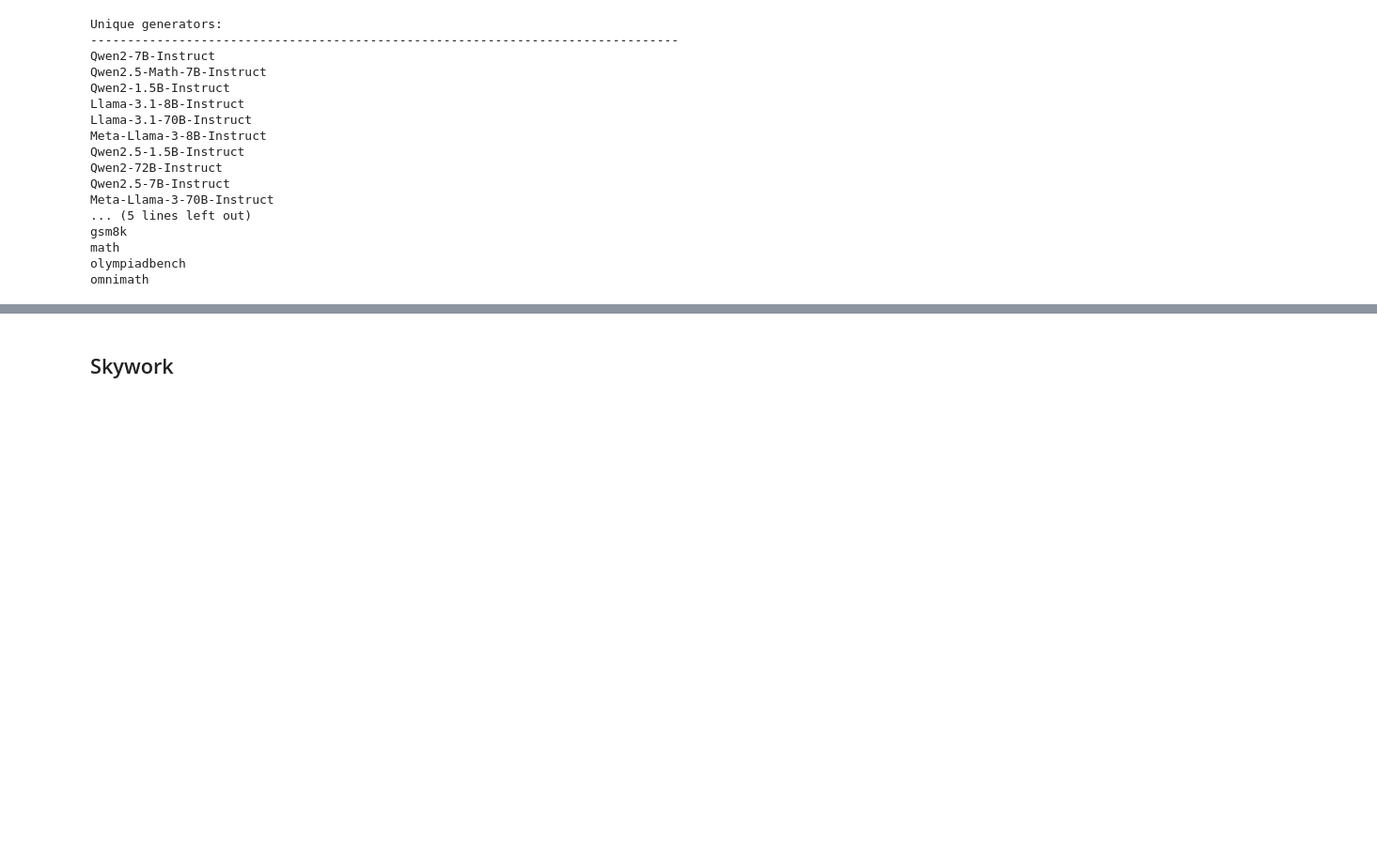
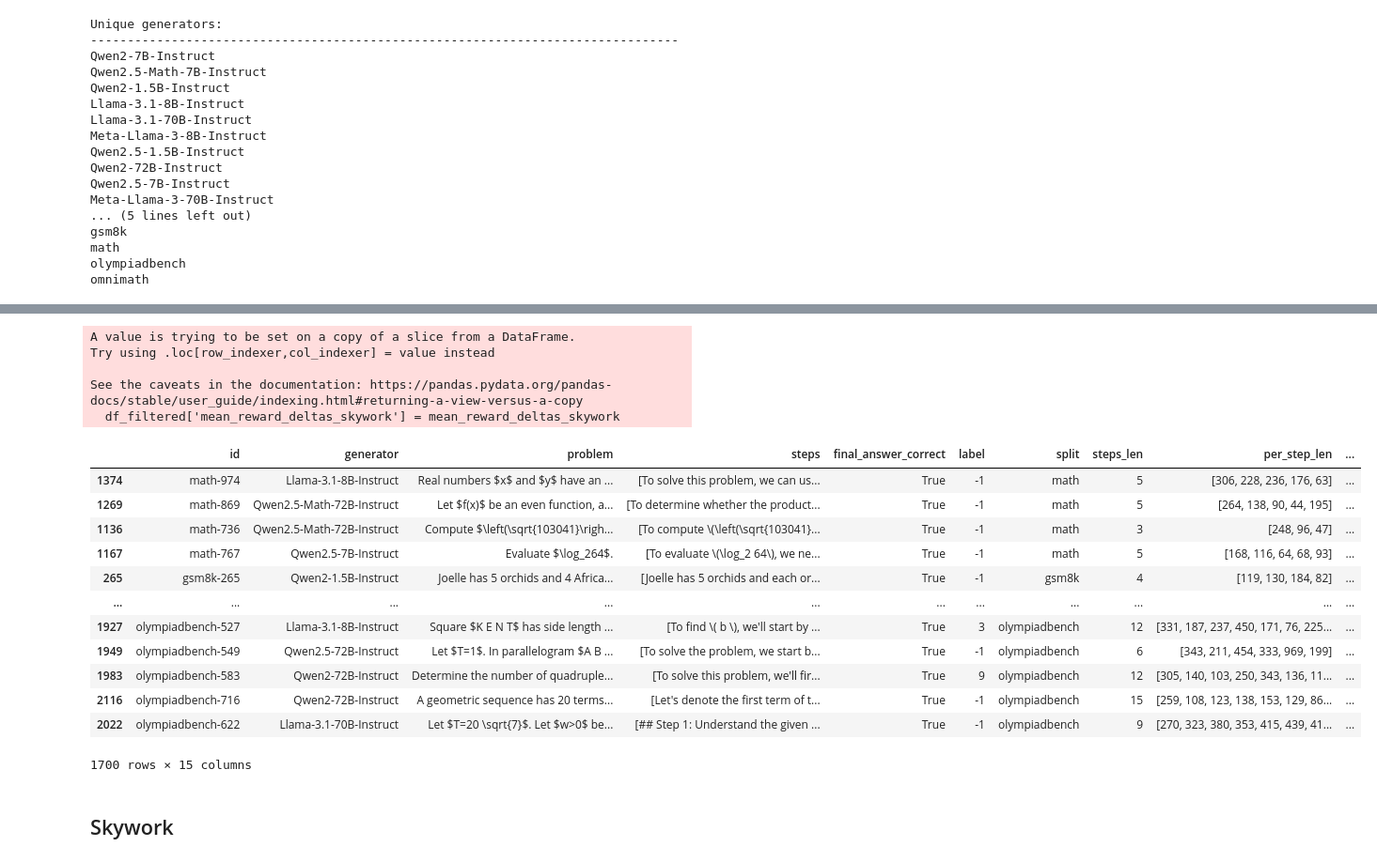
Before and after one commit to rishabh-16/prm-attack, a Jupyter notebook: visualize.ipynb, the cells around one changed output, grey strips where cells are left out. Shown at 94% size. Cells and saved outputs as stored; diff of their text form; code cells hidden in the pictures; blank space fills up the shorter version.

```diff
--- a/visualize.ipynb
+++ b/visualize.ipynb
@@ -14,9 +65,11 @@ from utils.prompt_utils import get_augmentation_prompt, get_equivalence_prompt
 # %%
-index = 2
-df_sample = pd.read_parquet("experiments/chatgpt_batch_verbose/attack.parquet")
+import pandas as pd
+index = 2022
+df_sample = pd.read_parquet("experiments/question_shuffle/attack.parquet")
 question, steps = df_sample.iloc[index]["problem"], df_sample.iloc[index]["steps"]
-augmented_question, augmented_steps = df_sample.iloc[index]["aug_problem"], df_sample.iloc[index]["aug_steps"]
-equivalence = df_sample.iloc[index]["equivalence"]
+# augmented_question, augmented_steps = df_sample.iloc[index]["aug_problem"], df_sample.iloc[index]["aug_steps"]
+augmented_question = df_sample.iloc[index]["shuffled_problem"]
+# equivalence = df_sample.iloc[index]["equivalence"]
 print("\nOriginal Question:")
 print("-" * 80)
 print(question)
@@ -33,17 +86,17 @@ print("\nAugmented Question:")
 print("-" * 80)
 print(augmented_question)
 
-print("\nAugmented Steps:")
-print("-" * 80)
-print(augmented_steps)
+# print("\nAugmented Steps:")
+# print("-" * 80)
+# print(augmented_steps)
 
 print("\nAugmented Rewards:")
 print("-" * 80)
 print(df_sample.iloc[index]["Skywork/Skywork-o1-Open-PRM-Qwen-2.5-7B--aug_rewards"])
 
-print("\nEquivalence Check:")
-print("-" * 80)
-print(f"Original and augmented versions are equivalent: {equivalence}")
+# print("\nEquivalence Check:")
+# print("-" * 80)
+# print(f"Original and augmented versions are equivalent: {equivalence}")
 # %% [output]
 Original Question:
 --------------------------------------------------------------------------------
@@ -108,3 +336,27 @@ omnimath
+# %%
+df_filtered['mean_reward_deltas_skywork'] = mean_reward_deltas_skywork
+# %% [output]
+A value is trying to be set on a copy of a slice from a DataFrame.
+Try using .loc[row_indexer,col_indexer] = value instead
+
+See the caveats in the documentation: https://pandas.pydata.org/pandas-docs/stable/user_guide/indexing.html#returning-a-view-versus-a-copy
+  df_filtered['mean_reward_deltas_skywork'] = mean_reward_deltas_skywork
+# %%
+df_filtered.sort_values(by='mean_reward_deltas_skywork', ascending=Fa)
+# %% [output]
+|  | id | generator | problem | steps | final_answer_correct | label | split | steps_len | per_step_len | ... |
+| 1374 | math-974 | Llama-3.1-8B-Instruct | Real numbers $x$ and $y$ have an ... | [To solve this problem, we can us... | True | -1 | math | 5 | [306, 228, 236, 176, 63] | ... |
+| 1269 | math-869 | Qwen2.5-Math-72B-Instruct | Let $f(x)$ be an even function, a... | [To determine whether the product... | True | -1 | math | 5 | [264, 138, 90, 44, 195] | ... |
+| 1136 | math-736 | Qwen2.5-Math-72B-Instruct | Compute $\left(\sqrt{103041}\righ... | [To compute \(\left(\sqrt{103041}... | True | -1 | math | 3 | [248, 96, 47] | ... |
+| 1167 | math-767 | Qwen2.5-7B-Instruct | Evaluate $\log_264$. | [To evaluate \(\log_2 64\), we ne... | True | -1 | math | 5 | [168, 116, 64, 68, 93] | ... |
+| 265 | gsm8k-265 | Qwen2-1.5B-Instruct | Joelle has 5 orchids and 4 Africa... | [Joelle has 5 orchids and each or... | True | -1 | gsm8k | 4 | [119, 130, 184, 82] | ... |
+| ... | ... | ... | ... | ... | ... | ... | ... | ... | ... | ... |
+| 1927 | olympiadbench-527 | Llama-3.1-8B-Instruct | Square $K E N T$ has side length ... | [To find \( b \), we'll start by ... | True | 3 | olympiadbench | 12 | [331, 187, 237, 450, 171, 76, 225... | ... |
+| 1949 | olympiadbench-549 | Qwen2.5-72B-Instruct | Let $T=1$. In parallelogram $A B ... | [To solve the problem, we start b... | True | -1 | olympiadbench | 6 | [343, 211, 454, 333, 969, 199] | ... |
+| 1983 | olympiadbench-583 | Qwen2-72B-Instruct | Determine the number of quadruple... | [To solve this problem, we'll fir... | True | 9 | olympiadbench | 12 | [305, 140, 103, 250, 343, 136, 11... | ... |
+| 2116 | olympiadbench-716 | Qwen2-72B-Instruct | A geometric sequence has 20 terms... | [Let's denote the first term of t... | True | -1 | olympiadbench | 15 | [259, 108, 123, 138, 153, 129, 86... | ... |
+| 2022 | olympiadbench-622 | Llama-3.1-70B-Instruct | Let $T=20 \sqrt{7}$. Let $w>0$ be... | [## Step 1: Understand the given ... | True | -1 | olympiadbench | 9 | [270, 323, 380, 353, 415, 439, 41... | ... |
+1700 rows × 15 columns
 # %% [markdown]
 ## Skywork
 # %%
```
Also changed, not shown: parts of 7 cells of this notebook, 7 other files.
